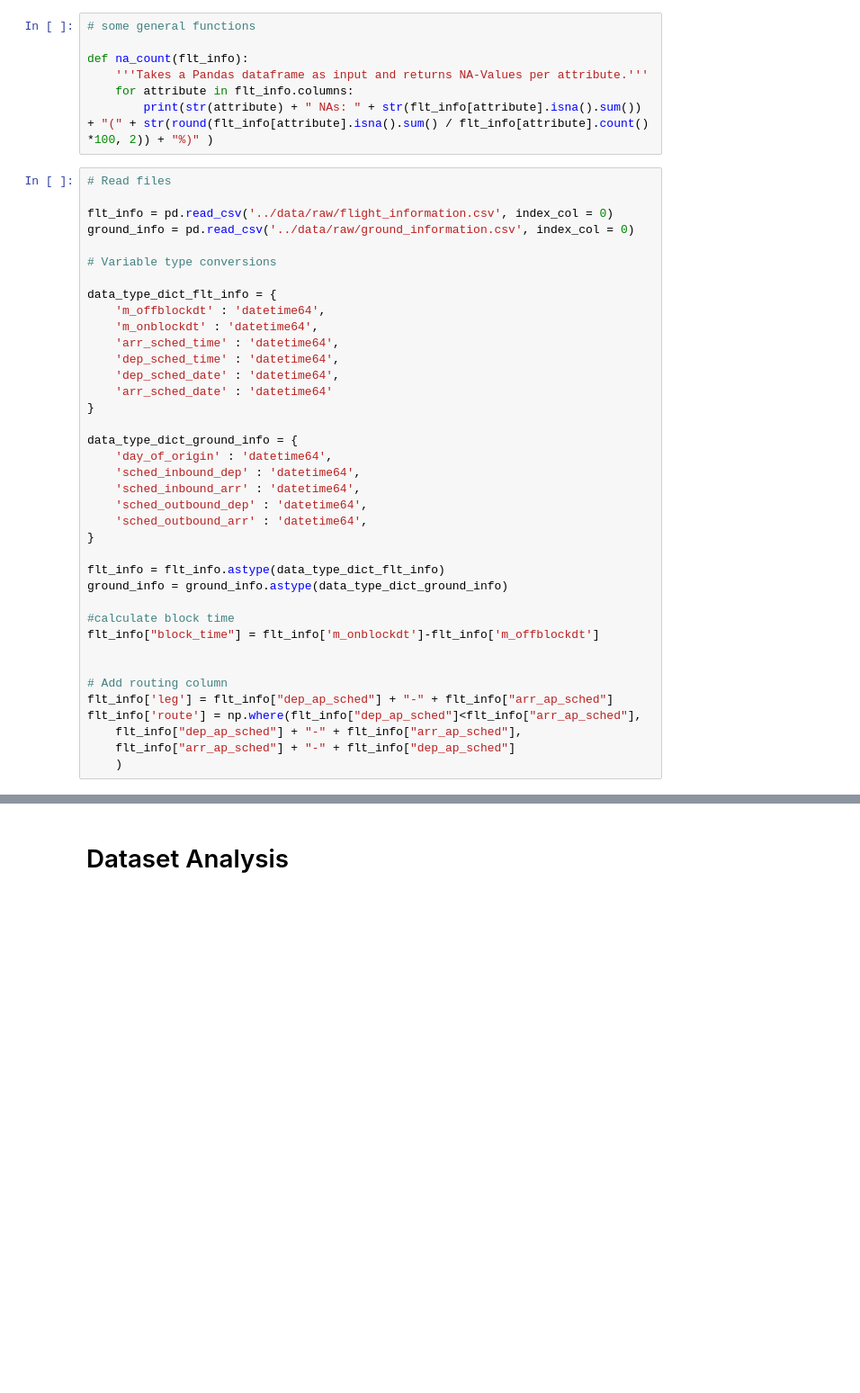
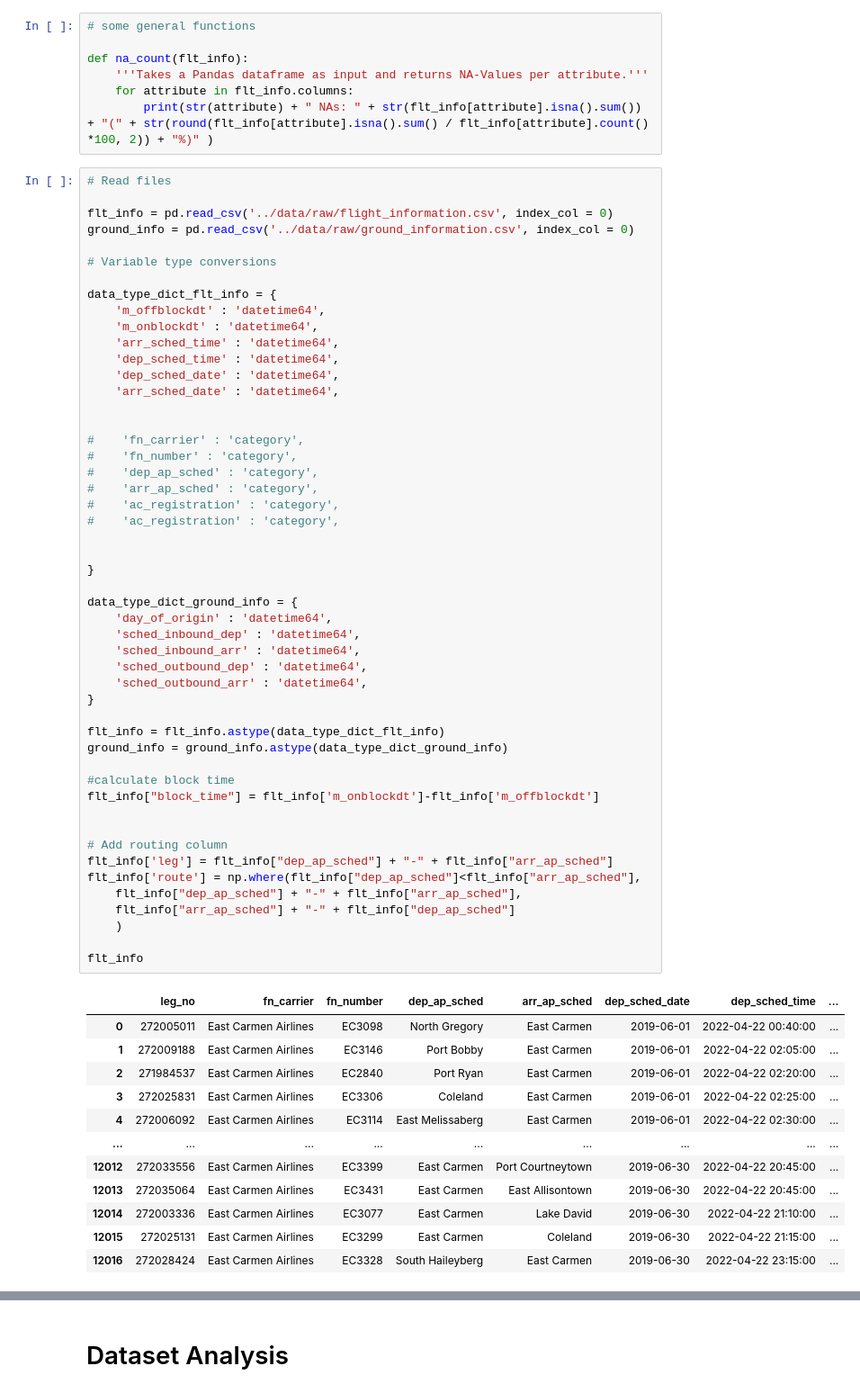
Before and after one commit to Paul1911/Delay-Prediction, a Jupyter notebook: notebooks/model_engineering.ipynb, the cells around one changed output, grey strips where cells are left out. Shown: that part at 90% size. Saved outputs shown, nothing was run; the diff lists cells and outputs as text; blank space fills up the shorter version.

```diff
--- a/notebooks/model_engineering.ipynb
+++ b/notebooks/model_engineering.ipynb
@@ -114,31 +114,56 @@ ground_info = pd.read_csv('../data/raw/ground_information.csv', index_col = 0)
 
 data_type_dict_flt_info = {
     'm_offblockdt' : 'datetime64',
     'm_onblockdt' : 'datetime64',
     'arr_sched_time' : 'datetime64',
     'dep_sched_time' : 'datetime64',
     'dep_sched_date' : 'datetime64',
-    'arr_sched_date' : 'datetime64'
+    'arr_sched_date' : 'datetime64',
+
+
+#    'fn_carrier' : 'category',
+#    'fn_number' : 'category',
+#    'dep_ap_sched' : 'category',
+#    'arr_ap_sched' : 'category',
+#    'ac_registration' : 'category',
+#    'ac_registration' : 'category',
+
+
 }
 
 data_type_dict_ground_info = {
     'day_of_origin' : 'datetime64',
     'sched_inbound_dep' : 'datetime64',
     'sched_inbound_arr' : 'datetime64',
     'sched_outbound_dep' : 'datetime64',
     'sched_outbound_arr' : 'datetime64',
 }
 
 flt_info = flt_info.astype(data_type_dict_flt_info)
 ground_info = ground_info.astype(data_type_dict_ground_info)
 
 #calculate block time
 flt_info["block_time"] = flt_info['m_onblockdt']-flt_info['m_offblockdt']
 
 
 # Add routing column
 flt_info['leg'] = flt_info["dep_ap_sched"] + "-" + flt_info["arr_ap_sched"]
 flt_info['route'] = np.where(flt_info["dep_ap_sched"]<flt_info["arr_ap_sched"],
     flt_info["dep_ap_sched"] + "-" + flt_info["arr_ap_sched"],
     flt_info["arr_ap_sched"] + "-" + flt_info["dep_ap_sched"]
     )
+
+flt_info
+# %% [output]
+|  | leg_no | fn_carrier | fn_number | dep_ap_sched | arr_ap_sched | dep_sched_date | dep_sched_time | ... |
+| 0 | 272005011 | East Carmen Airlines | EC3098 | North Gregory | East Carmen | 2019-06-01 | 2022-04-22 00:40:00 | ... |
+| 1 | 272009188 | East Carmen Airlines | EC3146 | Port Bobby | East Carmen | 2019-06-01 | 2022-04-22 02:05:00 | ... |
+| 2 | 271984537 | East Carmen Airlines | EC2840 | Port Ryan | East Carmen | 2019-06-01 | 2022-04-22 02:20:00 | ... |
+| 3 | 272025831 | East Carmen Airlines | EC3306 | Coleland | East Carmen | 2019-06-01 | 2022-04-22 02:25:00 | ... |
+| 4 | 272006092 | East Carmen Airlines | EC3114 | East Melissaberg | East Carmen | 2019-06-01 | 2022-04-22 02:30:00 | ... |
+| ... | ... | ... | ... | ... | ... | ... | ... | ... |
+| 12012 | 272033556 | East Carmen Airlines | EC3399 | East Carmen | Port Courtneytown | 2019-06-30 | 2022-04-22 20:45:00 | ... |
+| 12013 | 272035064 | East Carmen Airlines | EC3431 | East Carmen | East Allisontown | 2019-06-30 | 2022-04-22 20:45:00 | ... |
+| 12014 | 272003336 | East Carmen Airlines | EC3077 | East Carmen | Lake David | 2019-06-30 | 2022-04-22 21:10:00 | ... |
+| 12015 | 272025131 | East Carmen Airlines | EC3299 | East Carmen | Coleland | 2019-06-30 | 2022-04-22 21:15:00 | ... |
+| 12016 | 272028424 | East Carmen Airlines | EC3328 | South Haileyberg | East Carmen | 2019-06-30 | 2022-04-22 23:15:00 | ... |
```
Also changed, not shown: parts of 1 cell of this notebook, 3 other files.
